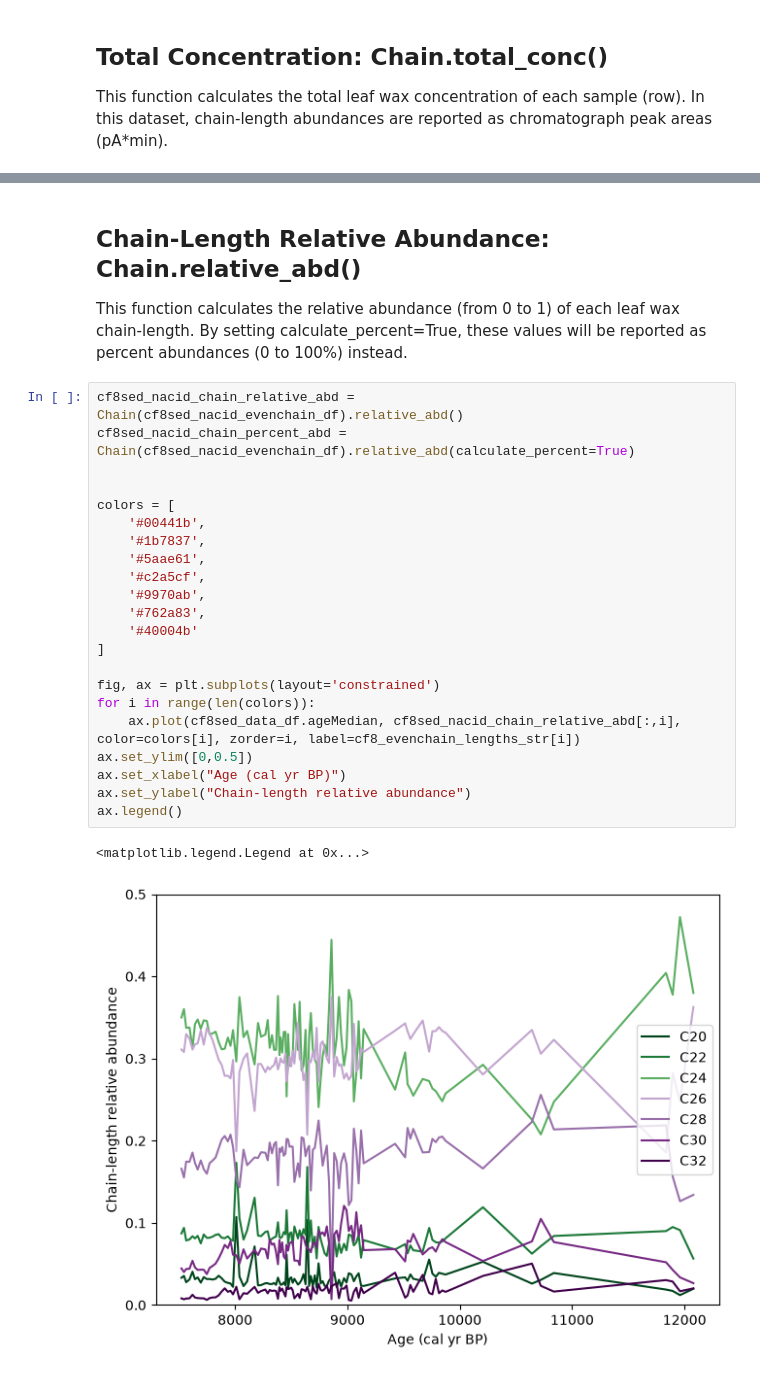
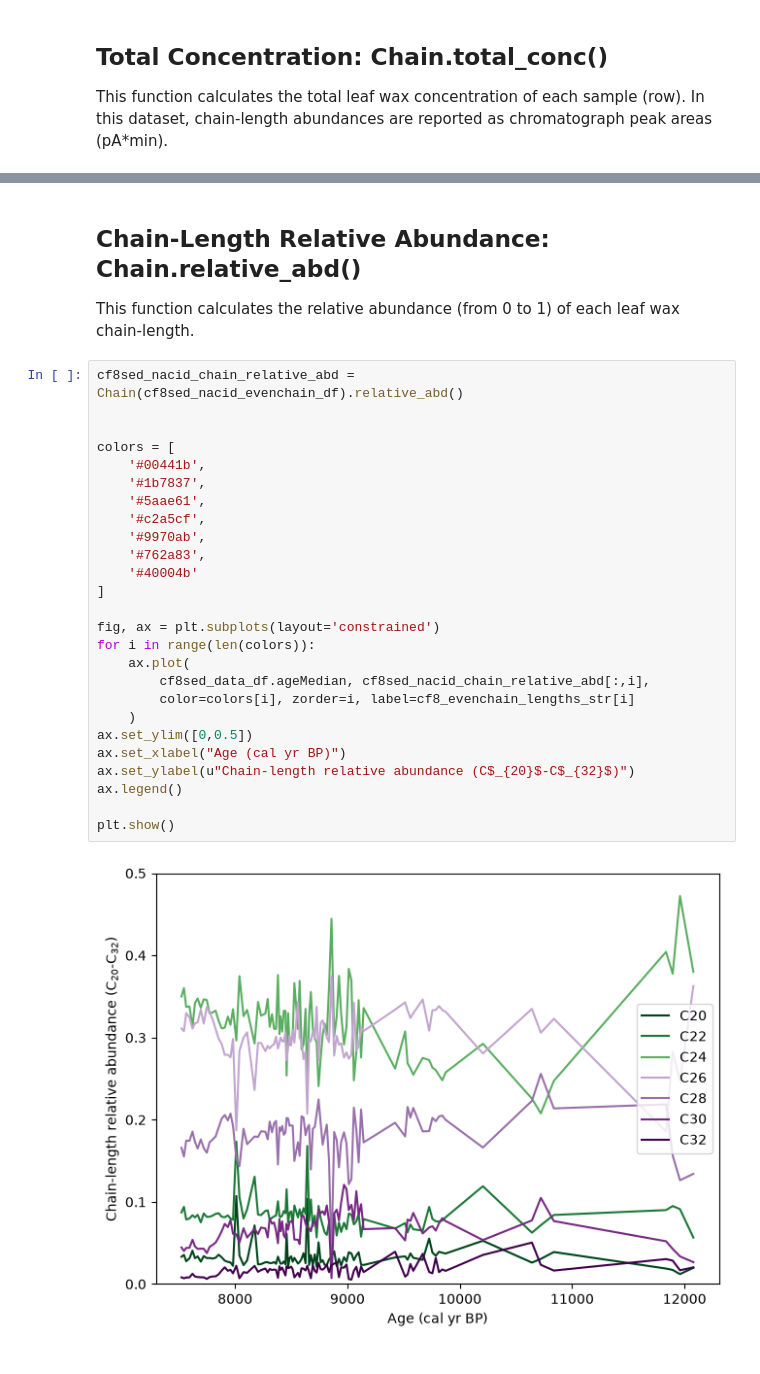
Before and after one commit to kurtlindberg/leafwaxtools, a Jupyter notebook: notebooks/leafwaxtools_Chain_tutorial.ipynb, the cells around one changed output, grey strips where cells are left out. Cells and saved outputs as stored; diff of their text form.

```diff
--- a/notebooks/leafwaxtools_Chain_tutorial.ipynb
+++ b/notebooks/leafwaxtools_Chain_tutorial.ipynb
@@ -134,31 +140,34 @@ ax.set_ylim([0,400])
 # %% [markdown]
 ## Chain-Length Relative Abundance: Chain.relative_abd()
 
-This function calculates the relative abundance (from 0 to 1) of each leaf wax chain-length. By setting calculate_percent=True, these values will be reported as percent abundances (0 to 100%) instead.
+This function calculates the relative abundance (from 0 to 1) of each leaf wax chain-length.
 # %%
 cf8sed_nacid_chain_relative_abd = Chain(cf8sed_nacid_evenchain_df).relative_abd()
-cf8sed_nacid_chain_percent_abd = Chain(cf8sed_nacid_evenchain_df).relative_abd(calculate_percent=True)
 
 
 colors = [
     '#00441b',
     '#1b7837',
     '#5aae61',
     '#c2a5cf',
     '#9970ab',
     '#762a83',
     '#40004b'
 ]
 
 fig, ax = plt.subplots(layout='constrained')
 for i in range(len(colors)):
-    ax.plot(cf8sed_data_df.ageMedian, cf8sed_nacid_chain_relative_abd[:,i], color=colors[i], zorder=i, label=cf8_evenchain_lengths_str[i])
+    ax.plot(
+        cf8sed_data_df.ageMedian, cf8sed_nacid_chain_relative_abd[:,i],
+        color=colors[i], zorder=i, label=cf8_evenchain_lengths_str[i]
+    )
 ax.set_ylim([0,0.5])
 ax.set_xlabel("Age (cal yr BP)")
-ax.set_ylabel("Chain-length relative abundance")
+ax.set_ylabel(u"Chain-length relative abundance (C$_{20}$-C$_{32}$)")
 ax.legend()
+
+plt.show()
 # %% [output]
-<matplotlib.legend.Legend at 0x...>
-[figure, old version]
+[figure, new version]
 # %% [markdown]
 ## Average Chain-Length: Chain.acl()
```
Also changed, not shown: parts of 17 cells of this notebook.
